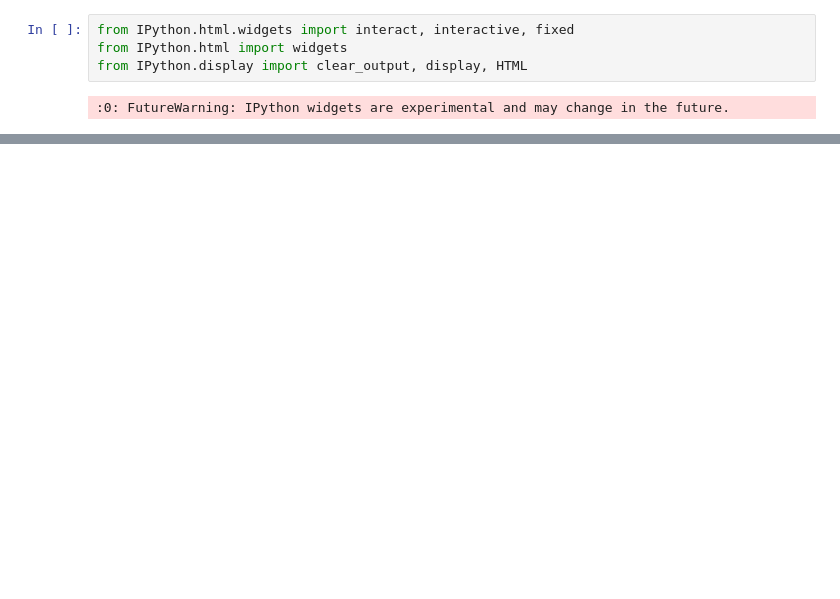
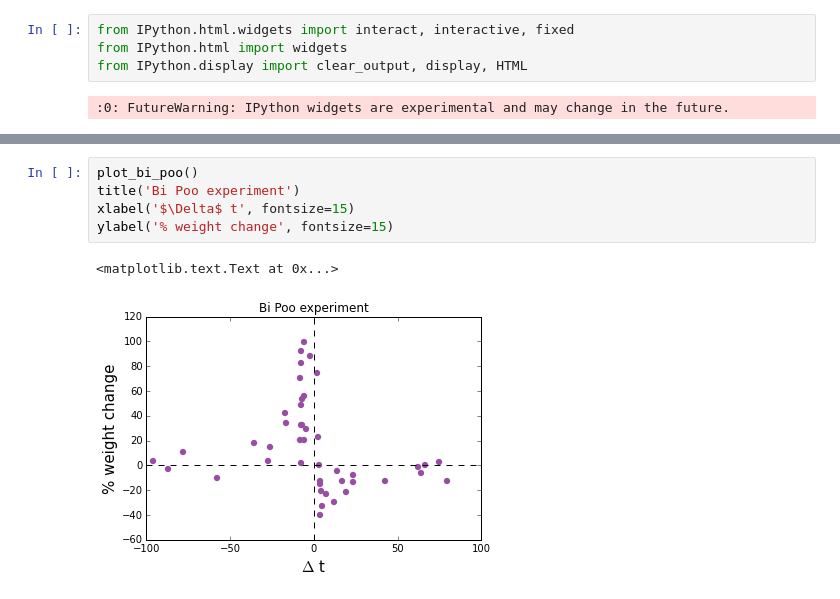
Before and after one commit to dspicher/STDP_Multicompartment, a Jupyter notebook: bi_poo/bi_poo_vary_and_h_fits.ipynb, the cells around one changed output, grey strips where cells are left out. Drawn from its saved outputs; the diff is of its cells as text; blank space fills up the shorter version.

```diff
--- a/bi_poo/bi_poo_vary_and_h_fits.ipynb
+++ b/bi_poo/bi_poo_vary_and_h_fits.ipynb
@@ -37,0 +65,8 @@ from IPython.display import clear_output, display, HTML
+# %%
+plot_bi_poo()
+title('Bi Poo experiment')
+xlabel('$\Delta$ t', fontsize=15)
+ylabel('% weight change', fontsize=15)
+# %% [output]
+<matplotlib.text.Text at 0x...>
+[figure, added]
```
Also changed, not shown: parts of 20 cells of this notebook, 1 other file.
